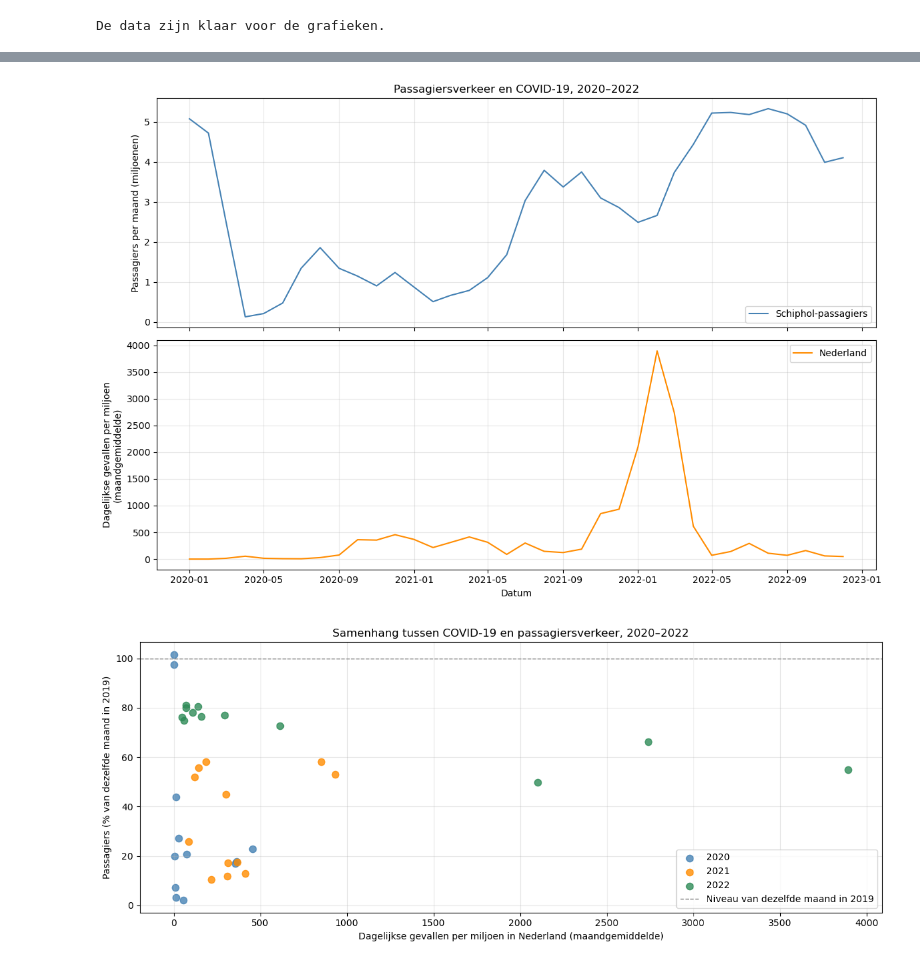
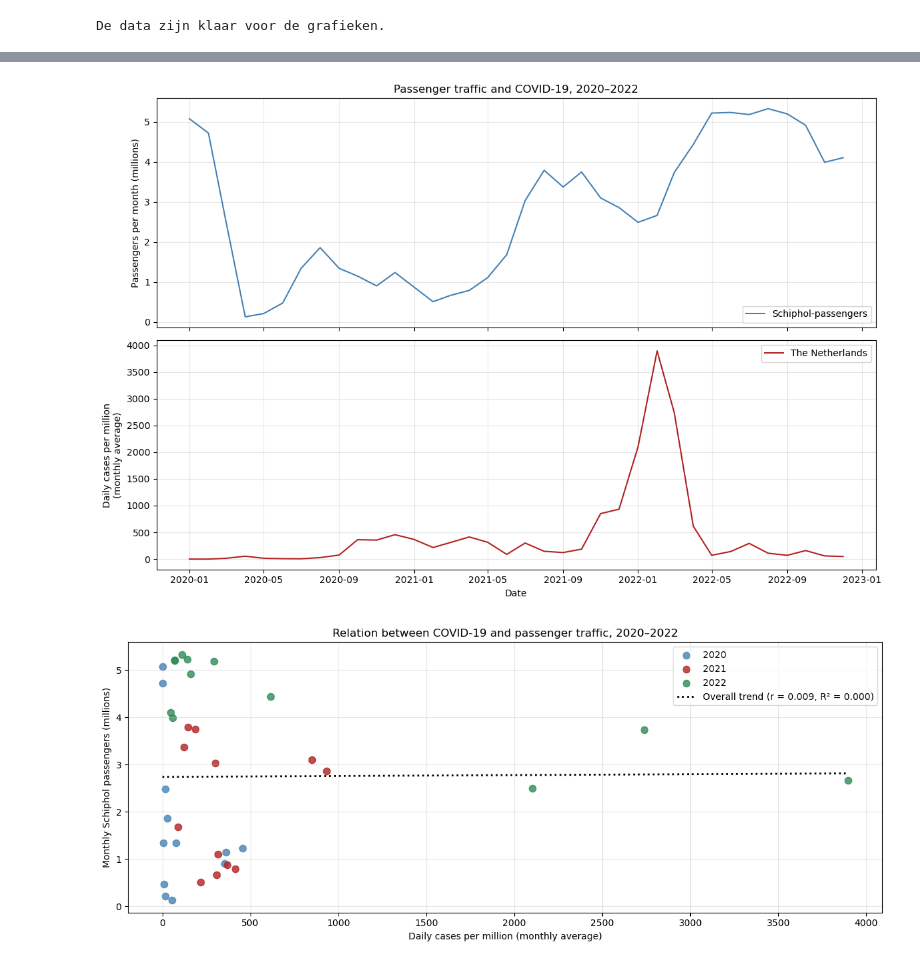
Before and after one commit to ElineLandman/Python-project-group-24, a Jupyter notebook: analysis_in_vscode.ipynb, the cells around one changed output, grey strips where cells are left out. Saved outputs shown, nothing was run; the diff lists cells and outputs as text; code cells hidden in the pictures.

Commit message:
Werk COVID-analyse bij en voeg figuren toe

```diff
--- a/analysis_in_vscode.ipynb
+++ b/analysis_in_vscode.ipynb
@@ -172,67 +137,97 @@ fig, (ax1, ax2) = plt.subplots(
 ax1.plot(
     pandemie["Datum"],
     pandemie["Totaal"] / 1_000_000,
-    label="Schiphol-passagiers",
+    label="Schiphol-passengers",
     color="steelblue",
     linewidth=1.5
 )
 
-ax1.set_title("Passagiersverkeer en COVID-19, 2020–2022")
-ax1.set_ylabel("Passagiers per maand (miljoenen)")
+ax1.set_title("Passenger traffic and COVID-19, 2020–2022")
+ax1.set_ylabel("Passengers per month (millions)")
 ax1.legend()
 ax1.grid(alpha=0.3)
 
 ax2.plot(
     pandemie["Datum"],
     pandemie["Covid_per_miljoen"],
-    label="Nederland",
-    color="darkorange",
+    label="The Netherlands",
+    color="firebrick",
     linewidth=1.5
 )
 
-ax2.set_xlabel("Datum")
-ax2.set_ylabel("Dagelijkse gevallen per miljoen\n(maandgemiddelde)")
+ax2.set_xlabel("Date")
+ax2.set_ylabel("Daily cases per million\n(monthly average)")
 ax2.legend()
 ax2.grid(alpha=0.3)
 
 fig.tight_layout()
 plt.show()
 # %% [output]
-[figure, old version]
+[figure, new version]
 # %%
 fig, ax = plt.subplots(figsize=(12, 5))
 
 for jaar, kleur in [
     (2020, "steelblue"),
-    (2021, "darkorange"),
+    (2021, "firebrick"),
     (2022, "seagreen")
 ]:
     data = pandemie.loc[pandemie["Jaar"] == jaar]
 
     ax.scatter(
         data["Covid_per_miljoen"],
-        data["Totaal_index"],
+        data["Totaal"] / 1_000_000,
         label=str(jaar),
         color=kleur,
         s=55,
         alpha=0.8
     )
 
-ax.axhline(
-    100,
-    color="gray",
-    linestyle="--",
-    linewidth=1,
-    label="Niveau van dezelfde maand in 2019"
+data_totaal = pandemie.loc[
+    pandemie["Jaar"].between(2020, 2022),
+    ["Covid_per_miljoen", "Totaal"]
+].dropna()
+
+x = data_totaal["Covid_per_miljoen"].to_numpy()
+y = data_totaal["Totaal"].to_numpy() / 1_000_000
+
+helling, intercept = np.polyfit(x, y, 1)
+voorspeld = helling * x + intercept
+ss_tot = np.sum((y - y.mean()) ** 2)
+r2 = (
+    1 - np.sum((y - voorspeld) ** 2) / ss_tot
+    if ss_tot > 0 else np.nan
 )
 
-ax.set_title("Samenhang tussen COVID-19 en passagiersverkeer, 2020–2022")
-ax.set_xlabel("Dagelijkse gevallen per miljoen in Nederland (maandgemiddelde)")
-ax.set_ylabel("Passagiers (% van dezelfde maand in 2019)")
+x_lijn = np.linspace(x.min(), x.max(), 100)
+
+r = np.corrcoef(x, y)[0, 1]
+
+ax.plot(
+    x_lijn,
+    helling * x_lijn + intercept,
+    label=f"Overall trend (r = {r:.3f}, R² = {r2:.3f})",
+    color="black",
+    linestyle=":",
+    linewidth=2
+)
+
+ax.set_title("Relation between COVID-19 and passenger traffic, 2020–2022")
+ax.set_xlabel("Daily cases per million (monthly average)")
+ax.set_ylabel("Monthly Schiphol passengers (millions)")
 ax.legend()
 ax.grid(alpha=0.3)
 
+from pathlib import Path
+
+Path("figure").mkdir(exist_ok=True)
+
 fig.tight_layout()
+fig.savefig(
+    "figure/covid_passengers_total.png",
+    dpi=300,
+    bbox_inches="tight"
+)
 plt.show()
 # %% [output]
-[figure, old version]
+[figure, new version]
```
Also changed, not shown: parts of 8 cells of this notebook, 6 other files.
